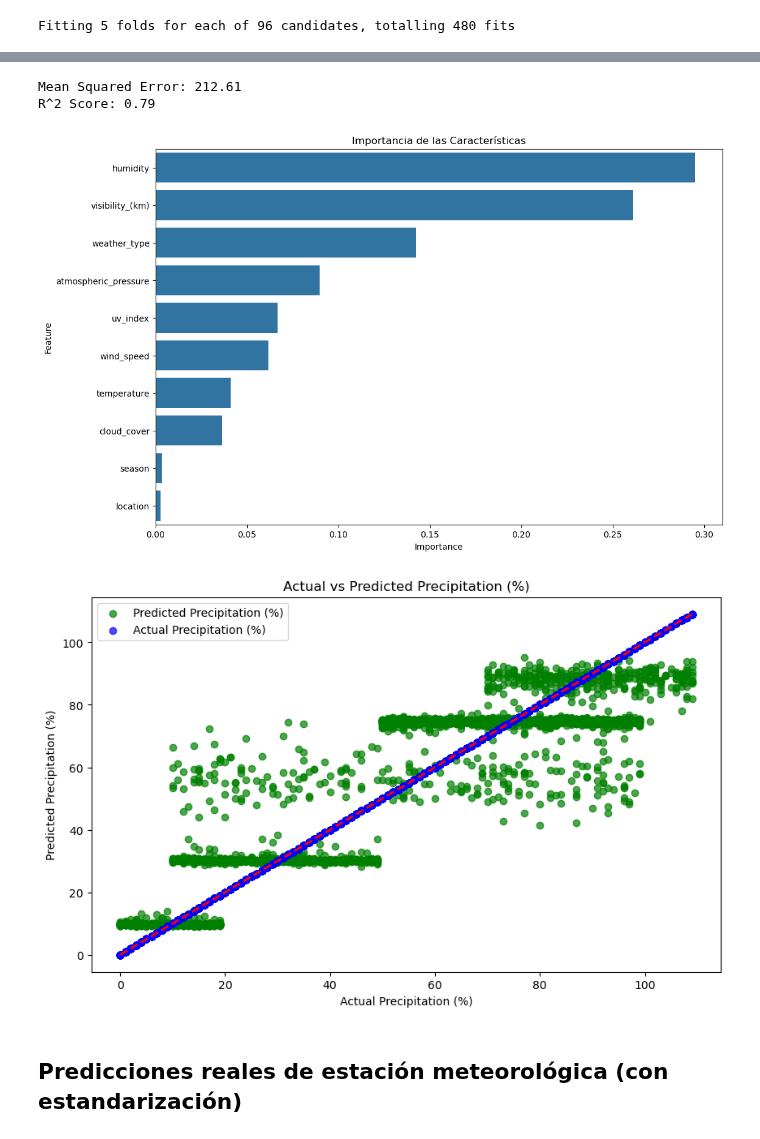
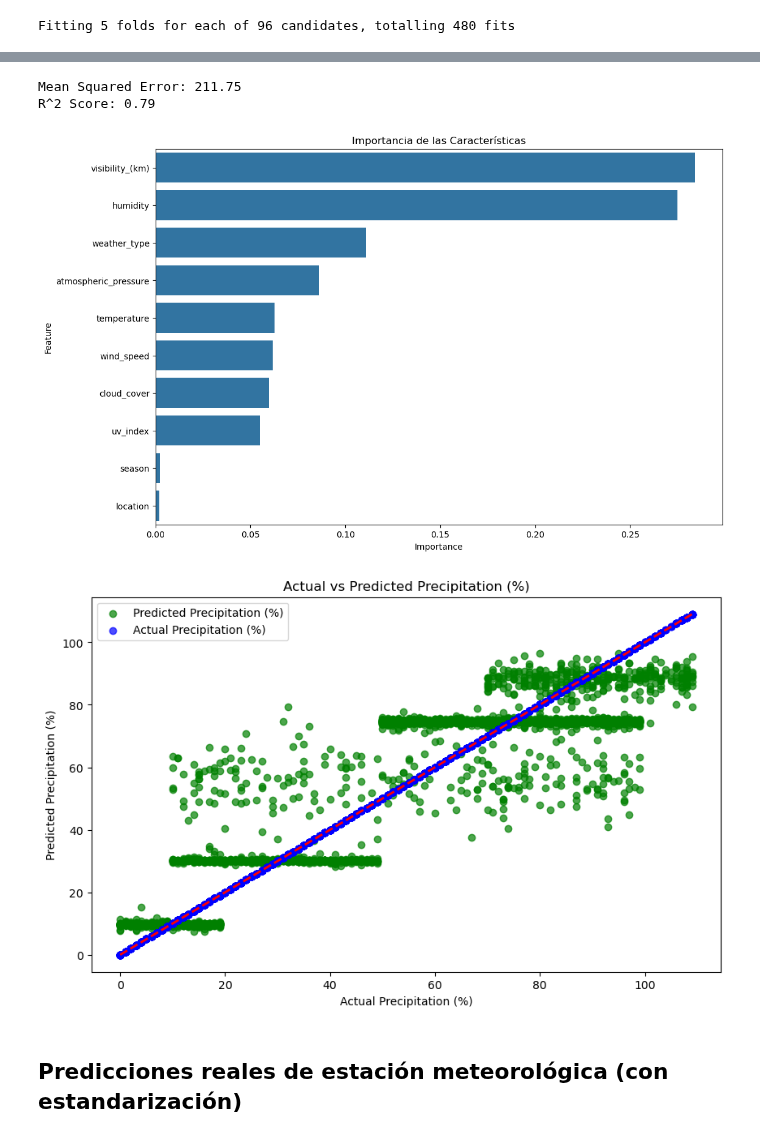
Before and after one commit to jesuserro/weather-prediction-machine-learning, a Jupyter notebook: src/8_random_forest_regressor.ipynb, the cells around one changed output, grey strips where cells are left out. Saved outputs shown, nothing was run; the diff lists cells and outputs as text; code cells hidden in the pictures.

```diff
--- a/src/8_random_forest_regressor.ipynb
+++ b/src/8_random_forest_regressor.ipynb
@@ -47,7 +47,7 @@ X_test_scaled = scaler.transform(X_test)
 
 # Ajustar los parámetros del Random Forest
 param_grid = {
-    'n_estimators': [20, 50],
+    'n_estimators': [15, 20],
     'max_features': ['auto', 'sqrt'],
     'max_depth': [10, 20, None],
     'min_samples_split': [2, 5],
@@ -128,8 +128,8 @@ Traceback (most recent call last):
   warnings.warn(
-Mean Squared Error: 212.61
+Mean Squared Error: 211.75
 R^2 Score: 0.79
-[figure, old version]
+[figure, new version]
-[figure, old version]
+[figure, new version]
 # %% [markdown]
 ## Predicciones reales de estación meteorológica (con estandarización)
 # %%
```
Also changed, not shown: parts of 3 cells of this notebook.
